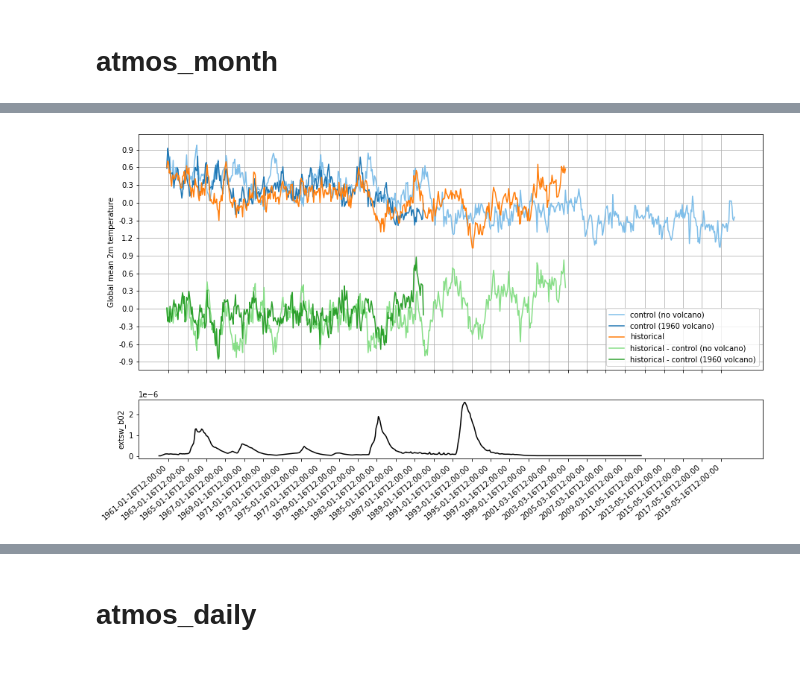
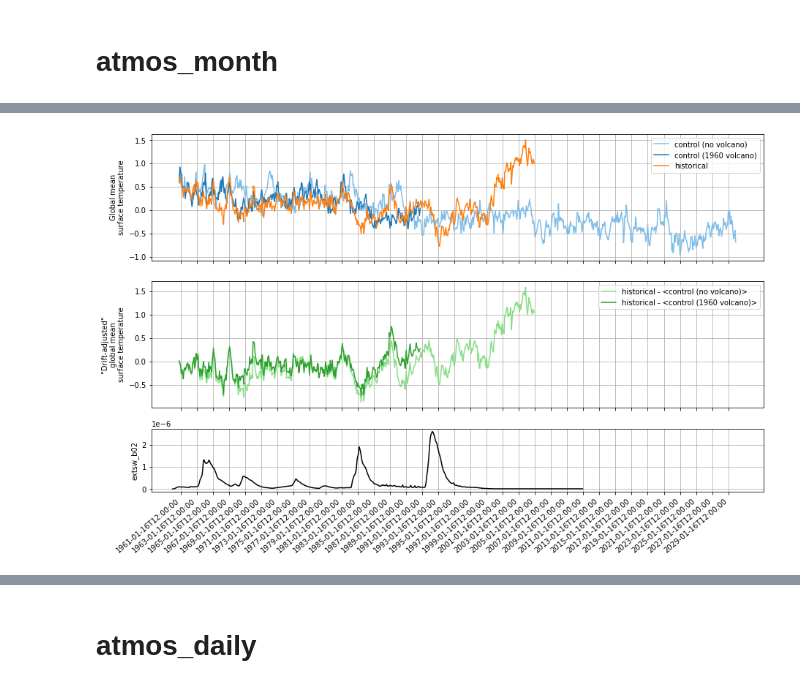
Before and after one commit to dougiesquire/cm-historical, a Jupyter notebook: notebooks/hist_mem001.ipynb, the cells around one changed output, grey strips where cells are left out. Saved outputs shown, nothing was run; the diff lists cells and outputs as text; code cells hidden in the pictures.

```diff
--- a/notebooks/hist_mem001.ipynb
+++ b/notebooks/hist_mem001.ipynb
@@ -88,75 +97,65 @@ ctrl_nvol_atmos_month = xr.open_mfdataset(ctrl_nvol_files)
 
 area = ctrl_atmos_month['area'].isel(time=0).drop('time')
 # %%
-ctrl_gbl = ctrl_atmos_month['t_surf'].weighted(area).mean(['lat','lon'])
-ctrl_nvol_gbl = ctrl_nvol_atmos_month['t_surf'].weighted(area).mean(['lat','lon'])
-hist_gbl = hist_atmos_month['t_surf'].weighted(area).mean(['lat','lon'])
+variable = 't_surf'
+
+ctrl_atmos_month_gbl = ctrl_atmos_month[variable].weighted(area).mean(['lat','lon'])
+ctrl_atmos_month_nvol_gbl = ctrl_nvol_atmos_month[variable].weighted(area).mean(['lat','lon'])
+hist_atmos_month_gbl = hist_atmos_month[variable].weighted(area).mean(['lat','lon'])
 
 clim_period = slice('1980','1999')
-clim =  ctrl_nvol_gbl.sel(time=clim_period).groupby('time.month').mean('time')
+clim =  ctrl_atmos_month_nvol_gbl.sel(time=clim_period).groupby('time.month').mean('time')
 
-ctrl_gbl_anom = ctrl_gbl.groupby('time.month') - clim
-ctrl_nvol_gbl_anom = ctrl_nvol_gbl.groupby('time.month') - clim
-hist_gbl_anom = hist_gbl.groupby('time.month') - clim
+ctrl_atmos_month_gbl_anom = ctrl_atmos_month_gbl.groupby('time.month') - clim
+ctrl_atmos_month_nvol_gbl_anom = ctrl_atmos_month_nvol_gbl.groupby('time.month') - clim
+hist_atmos_month_gbl_anom = hist_atmos_month_gbl.groupby('time.month') - clim
 # %%
 from matplotlib.ticker import FormatStrFormatter
 
-fig = plt.figure(figsize=(10,6))
+fig, (ax0, ax1, ax2) = plt.subplots(3, 1, gridspec_kw={'height_ratios': [2, 2, 1]}, figsize=(15,9))
 
-fig, (ax0, ax1) = plt.subplots(2, 1, gridspec_kw={'height_ratios': [4, 1]}, figsize=(15,8))
-
-shift = 1.8
-ax0.plot([np.datetime64(t.strftime()) for t in ctrl_nvol_gbl_anom.time.values],
-         ctrl_nvol_gbl_anom, label='control (no volcano)', color=lighten('C0'), linestyle='-')
-ax0.plot([np.datetime64(t.strftime()) for t in ctrl_gbl_anom.time.values],
-         ctrl_gbl_anom, label='control (1960 volcano)', color='C0', linestyle='-')
-ax0.plot([np.datetime64(t.strftime()) for t in hist_gbl_anom.time.values],
-         hist_gbl_anom, label='historical', color='C1')
-ax0.plot([np.datetime64(t.strftime()) for t in (hist_gbl_anom-ctrl_nvol_gbl_anom).time.values],
-         hist_gbl_anom-ctrl_nvol_gbl_anom-shift, label='historical - control (no volcano)', color=lighten('C2'))
-ax0.plot([np.datetime64(t.strftime()) for t in (hist_gbl_anom-ctrl_gbl_anom).time.values],
-         hist_gbl_anom-ctrl_gbl_anom-shift, label='historical - control (1960 volcano)', color='C2')
+ax0.plot([np.datetime64(t.strftime()) for t in ctrl_atmos_month_nvol_gbl_anom.time.values],
+         ctrl_atmos_month_nvol_gbl_anom, label='control (no volcano)', color=lighten('C0'), linestyle='-')
+ax0.plot([np.datetime64(t.strftime()) for t in ctrl_atmos_month_gbl_anom.time.values],
+         ctrl_atmos_month_gbl_anom, label='control (1960 volcano)', color='C0', linestyle='-')
+ax0.plot([np.datetime64(t.strftime()) for t in hist_atmos_month_gbl_anom.time.values],
+         hist_atmos_month_gbl_anom, label='historical', color='C1')
 
 ax0.legend()
-ax0.set_ylabel('Global mean 2m temperature');
+ax0.set_ylabel(f'Global mean\n{ctrl_atmos_month[variable].attrs["long_name"]}');
 ax0.grid()
-xticks = [np.datetime64(t.strftime()) for t in ctrl_nvol_gbl_anom.time.values[2::24]]
+xticks = [np.datetime64(t.strftime()) for t in ctrl_atmos_month_nvol_gbl_anom.time.values[2::24]]
 ax0.set_xticks(xticks)
 ax0.set_xticklabels([])
+xlims = ax0.get_xlim()
 
-ylims = ax0.get_ylim()
-xlims = ax0.get_xlim()
-lower = round(ylims[0], 1)
-mid = round((shift+round(ylims[0], 1))/2,2)
-upper = round(ylims[1], 1)
-step = 0.3
-lowerticks = np.concatenate(
-    (np.flip(np.arange(-shift, lower, -step)),
-     np.arange(-shift, mid, step)[1:]))
-upperticks = np.concatenate(
-    (np.flip(np.arange(0, mid, -step)),
-     np.arange(0, upper, step)[1:]))
-ticks = np.concatenate(
-    (lowerticks,
-     upperticks))
-ticklabels = np.round(
-    np.concatenate(
-    (lowerticks+shift,
-     upperticks)), decimals=2)
-ax0.set_yticks(ticks)
-ax0.set_yticklabels(ticklabels);
+ctrl_atmos_month_nvol_gbl_anom_smooth = ctrl_atmos_month_nvol_gbl_anom.rolling(time=36, min_periods=1).mean('time')
+ctrl_atmos_month_gbl_anom_smooth = ctrl_atmos_month_gbl_anom.rolling(time=36, min_periods=1).mean('time')
+ax1.plot([np.datetime64(t.strftime()) for t in (hist_atmos_month_gbl_anom-ctrl_atmos_month_nvol_gbl_anom_smooth).time.values],
+         hist_atmos_month_gbl_anom-ctrl_atmos_month_nvol_gbl_anom_smooth,
+         label='historical - <control (no volcano)>', color=lighten('C2'))
+ax1.plot([np.datetime64(t.strftime()) for t in (hist_atmos_month_gbl_anom-ctrl_atmos_month_gbl_anom_smooth).time.values],
+         hist_atmos_month_gbl_anom-ctrl_atmos_month_gbl_anom_smooth,
+         label='historical - <control (1960 volcano)>', color='C2')
+ax1.legend()
+ax1.set_ylabel(f'"Drift-adjusted"\nglobal mean\n{ctrl_atmos_month[variable].attrs["long_name"]}');
+ax1.grid()
+ax1.set_xticks(xticks)
+ax1.set_xticklabels([])
+ax1.set_xlim(xlims);
 
 f = xr.open_dataset(f'{forcing_path}INPUT/extsw_data.nc')
 
-period = slice(str(ctrl_nvol_gbl_anom.time[0].dt.year.values),
-               str(ctrl_nvol_gbl_anom.time[-1].dt.year.values))
+period = slice(str(ctrl_atmos_month_nvol_gbl_anom.time[0].dt.year.values),
+               str(ctrl_atmos_month_nvol_gbl_anom.time[-1].dt.year.values))
 lev = 60
 
 lat_mean = f['extsw_b02'].sel(time=period).mean('lat')
-ax1.plot([np.datetime64(t.strftime()) for t in lat_mean.time.values],
+ax2.plot([np.datetime64(t.strftime()) for t in lat_mean.time.values],
         lat_mean.sel(pfull=lev, method='nearest'), color='k')
-ax1.set_xticks(xticks)
-ax1.set_xticklabels(xticks, rotation=40, ha='right');
-ax1.set_ylabel('extsw_b02');
-ax1.set_xlim(xlims);
+ax2.grid()
+ax2.set_xticks(xticks)
+ax2.set_xticklabels(xticks, rotation=40, ha='right');
+ax2.set_ylabel('extsw_b02');
+ax2.set_xlim(xlims);
 # %% [output]
@@ -164 +162 @@ ax1.set_xlim(xlims);
-[figure, old version]
+[figure, new version]
```
Also changed, not shown: parts of 7 cells of this notebook.
